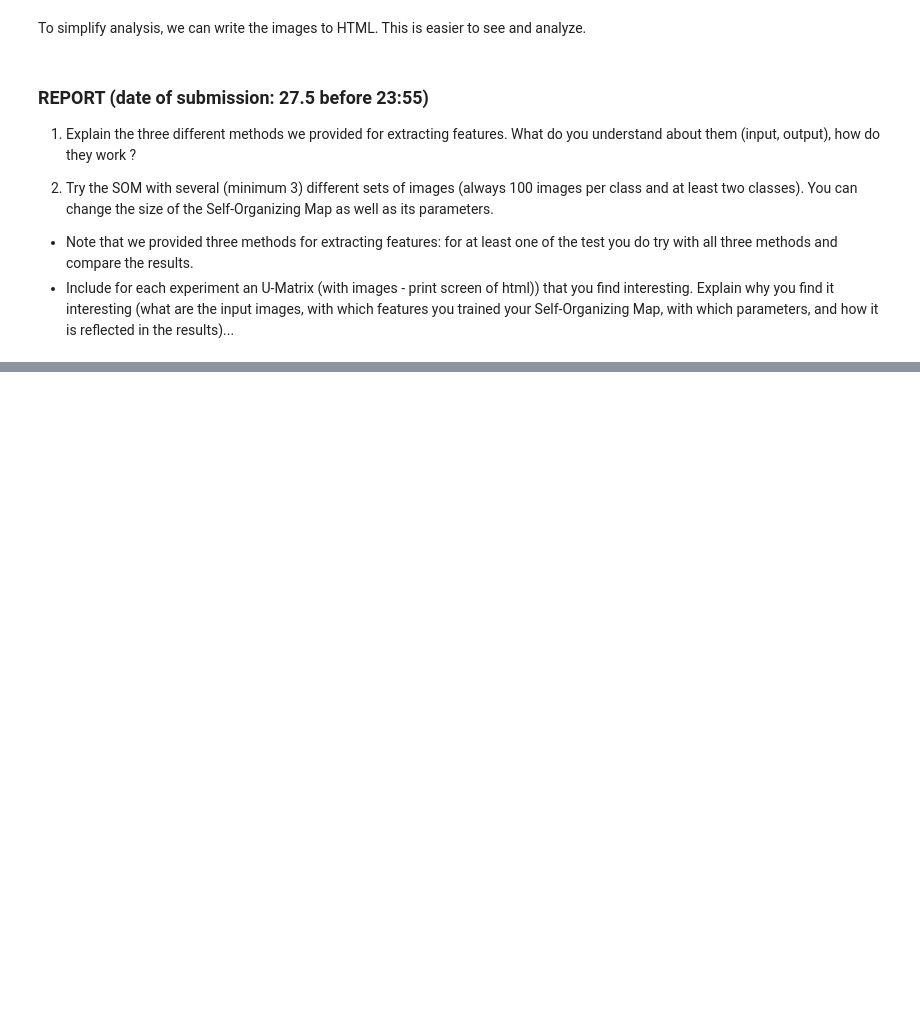
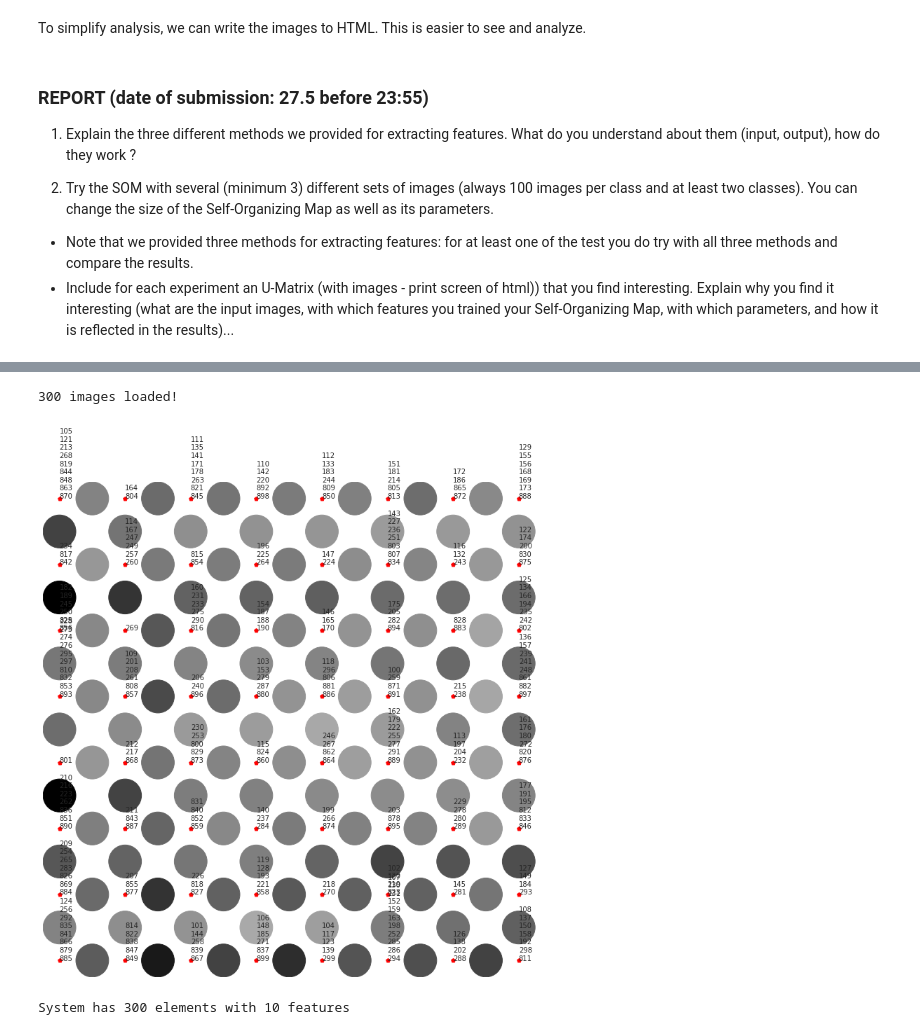
Before and after one commit to tiagoquin/mlg20-pw5, a Jupyter notebook: SOM_part2.ipynb, the cells around one changed output, grey strips where cells are left out. Drawn from its saved outputs; the diff is of its cells as text; code cells hidden in the pictures; blank space fills up the shorter version.

```diff
--- a/SOM_part2.ipynb
+++ b/SOM_part2.ipynb
@@ -90,0 +156,9 @@ extractor.to_html('som.html', kmap)
+# %%
+## 2
+beaches_monuments_mountains = list(np.arange(100, 300)) + list(np.arange(800, 900))
+
+do_run_all(method_gray, 'experiment2-1.html', ITERS, beaches_monuments_mountains)
+# %% [output]
+300 images loaded!
+[figure, added]
+System has 300 elements with 10 features
```
Also changed, not shown: parts of 10 cells of this notebook, 30 other files.
